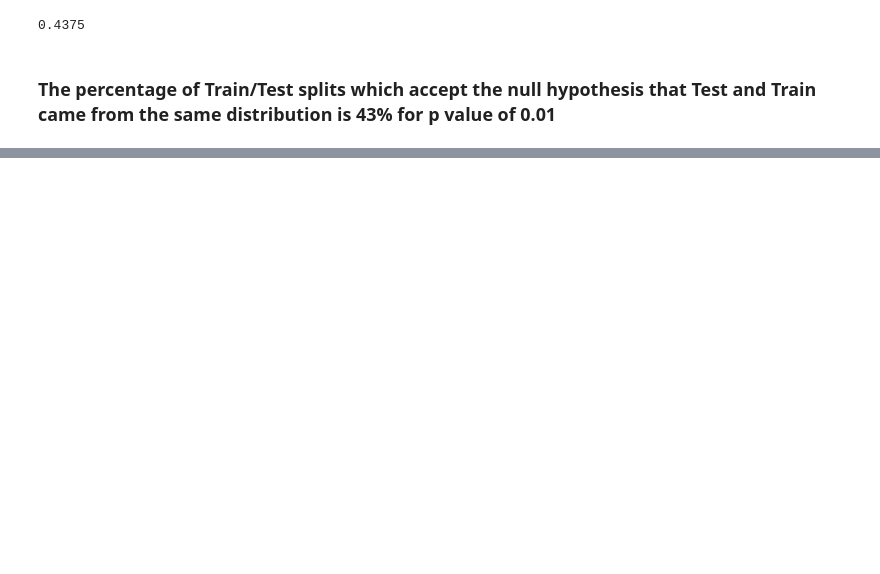
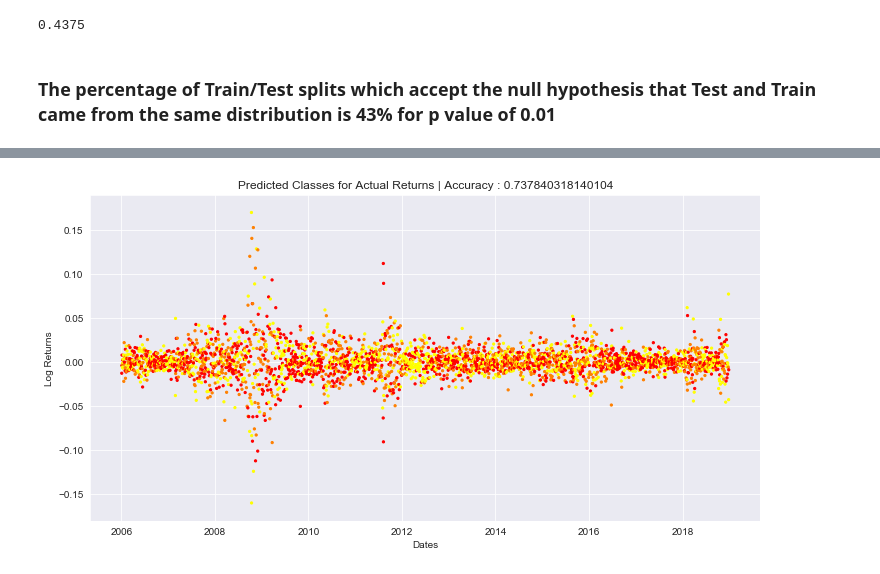
Before and after one commit to shardul0913/Fin-StatisticalArbitrage, a Jupyter notebook: Stationary Arbitrage.ipynb, the cells around one changed output, grey strips where cells are left out. Drawn from its saved outputs; the diff is of its cells as text; code cells hidden in the pictures; blank space fills up the shorter version.

```diff
--- a/Stationary Arbitrage.ipynb
+++ b/Stationary Arbitrage.ipynb
@@ -268,0 +458,30 @@ for i,row in dataSplitAcpt.iterrows():
+# %%
+def CI_function(df):
+    filt = (df['lower_i'] < df['Actual Return']) & (df['Actual Return'] < df['upper_i'])
+    df['in_range'] = filt
+    return df
+
+def outlier_direction(df):
+    filt = (df['Actual Return'] > df['upper_i'])
+    df['too_high'] = filt
+    return df
+
+def labelBuy(df, thres):
+    filt = (df['too_high'] == True) & (df['in_range'] == True) & (df['last_prob'] > thres)
+    df['purchase'] =filt
+    return df
+
+pred_test = pred_df_all.pipe(CI_function).pipe(outlier_direction).pipe(labelBuy, thres=0.5)
+
+pred_test.set_index(pred_test.Date,inplace=True)
+# %%
+def predPlot(df):
+    accu = len(df[df['in_range'] == True])/ len(df)
+    fig = plt.figure(figsize=(12,6))
+    plt.scatter(df.index, df['Actual Return'], c=df.pred_label, s=5, cmap='autumn', label='Accuracy : ' + str(accu))
+    plt.title('Predicted Classes for Actual Returns' + ' | Accuracy : ' + str(accu))
+    plt.xlabel('Dates')
+    plt.ylabel('Log Returns')
+predPlot(pred_test)
+# %% [output]
+[figure, added]
```
Also changed, not shown: parts of 18 cells of this notebook.
